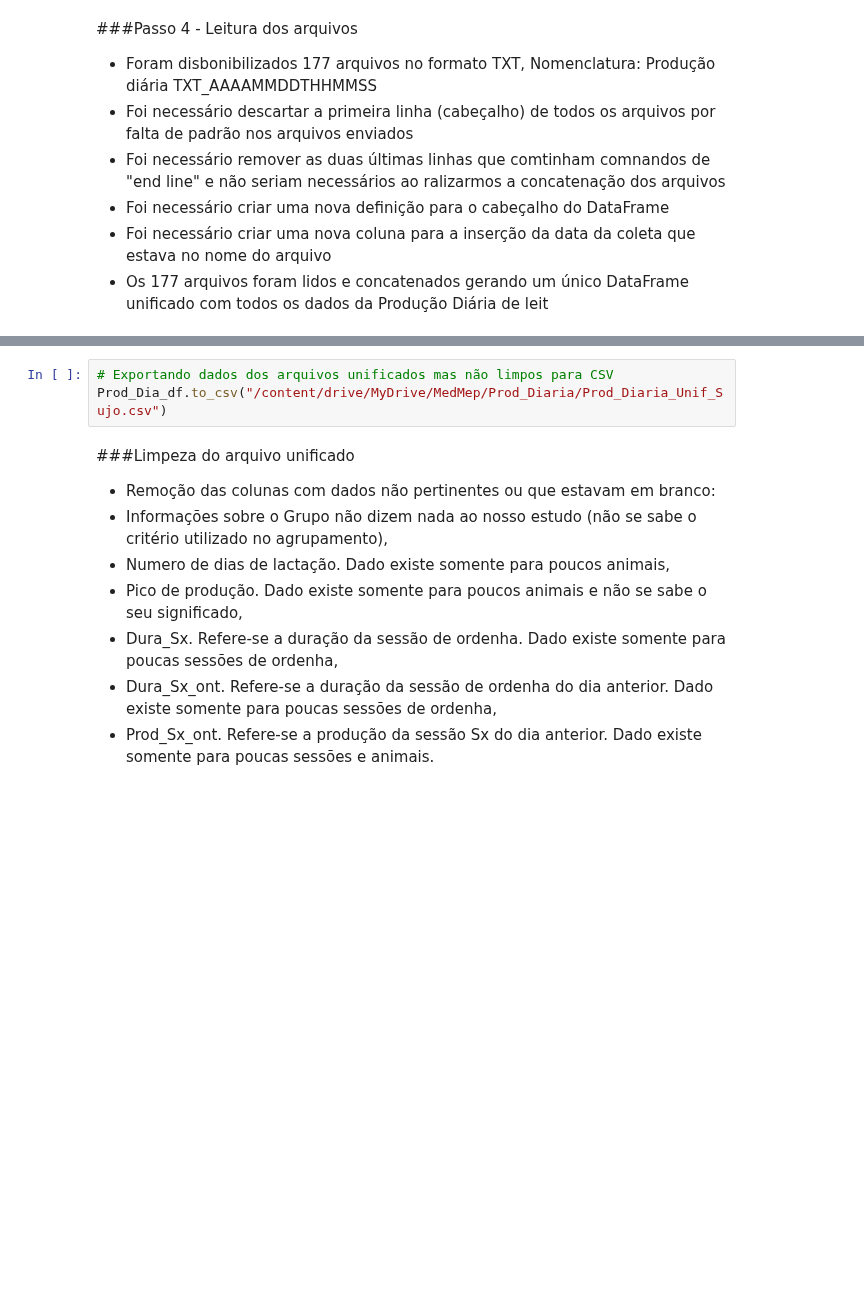
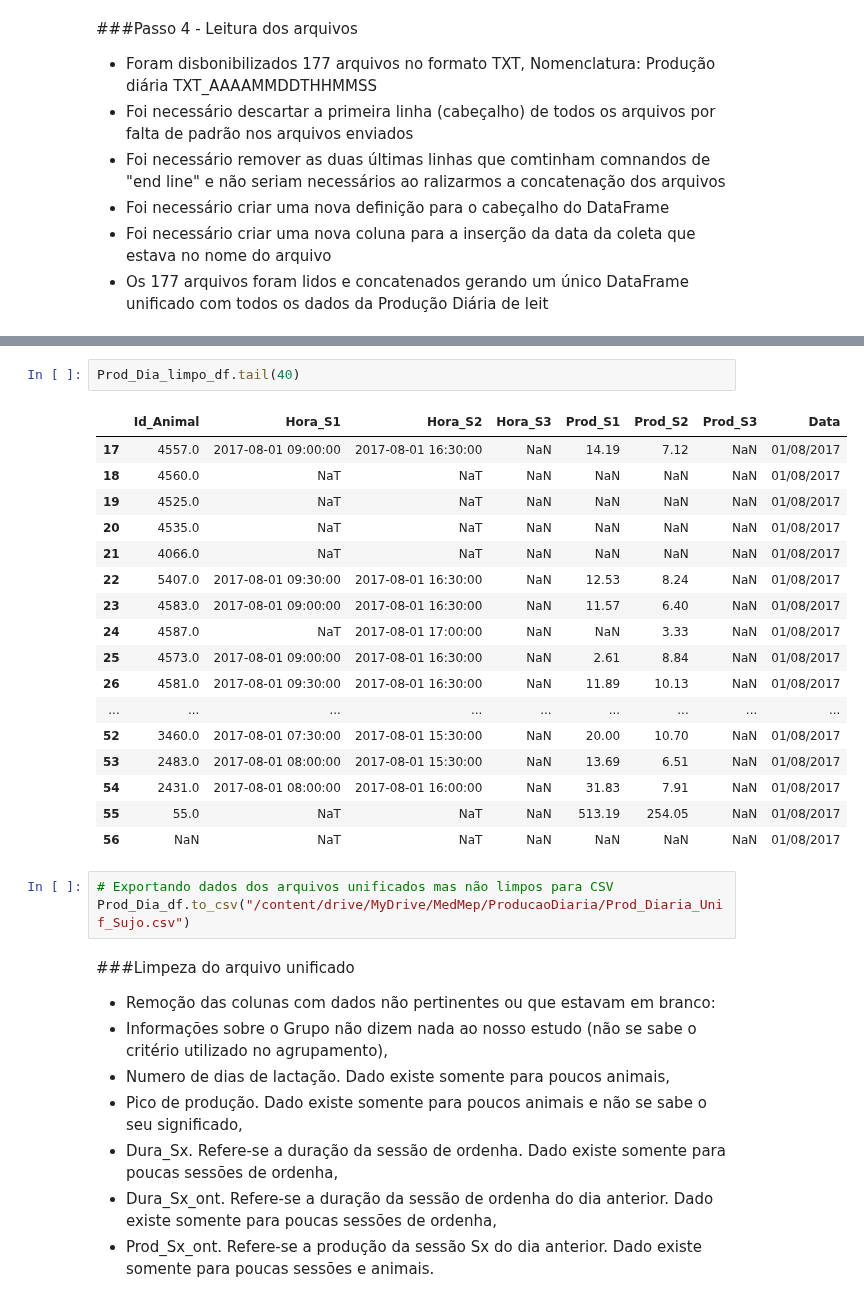
Before and after one commit to InstitutodaVinci3/vancouver, a Jupyter notebook: Producao_Diaria.ipynb, the cells around one changed output, grey strips where cells are left out. Drawn from its saved outputs; the diff is of its cells as text; blank space fills up the shorter version.

```diff
--- a/Producao_Diaria.ipynb
+++ b/Producao_Diaria.ipynb
@@ -107,6 +116,26 @@ Prod_Dia_df.head()
+# %%
+Prod_Dia_limpo_df.tail(40)
+# %% [output]
+|  | Id_Animal | Hora_S1 | Hora_S2 | Hora_S3 | Prod_S1 | Prod_S2 | Prod_S3 | Data |
+| 17 | 4557.0 | 2017-08-01 09:00:00 | 2017-08-01 16:30:00 | NaN | 14.19 | 7.12 | NaN | 01/08/2017 |
+| 18 | 4560.0 | NaT | NaT | NaN | NaN | NaN | NaN | 01/08/2017 |
+| 19 | 4525.0 | NaT | NaT | NaN | NaN | NaN | NaN | 01/08/2017 |
+| 20 | 4535.0 | NaT | NaT | NaN | NaN | NaN | NaN | 01/08/2017 |
+| 21 | 4066.0 | NaT | NaT | NaN | NaN | NaN | NaN | 01/08/2017 |
+| 22 | 5407.0 | 2017-08-01 09:30:00 | 2017-08-01 16:30:00 | NaN | 12.53 | 8.24 | NaN | 01/08/2017 |
+| 23 | 4583.0 | 2017-08-01 09:00:00 | 2017-08-01 16:30:00 | NaN | 11.57 | 6.40 | NaN | 01/08/2017 |
+| 24 | 4587.0 | NaT | 2017-08-01 17:00:00 | NaN | NaN | 3.33 | NaN | 01/08/2017 |
+| 25 | 4573.0 | 2017-08-01 09:00:00 | 2017-08-01 16:30:00 | NaN | 2.61 | 8.84 | NaN | 01/08/2017 |
+| 26 | 4581.0 | 2017-08-01 09:30:00 | 2017-08-01 16:30:00 | NaN | 11.89 | 10.13 | NaN | 01/08/2017 |
+| ... | ... | ... | ... | ... | ... | ... | ... | ... |
+| 52 | 3460.0 | 2017-08-01 07:30:00 | 2017-08-01 15:30:00 | NaN | 20.00 | 10.70 | NaN | 01/08/2017 |
+| 53 | 2483.0 | 2017-08-01 08:00:00 | 2017-08-01 15:30:00 | NaN | 13.69 | 6.51 | NaN | 01/08/2017 |
+| 54 | 2431.0 | 2017-08-01 08:00:00 | 2017-08-01 16:00:00 | NaN | 31.83 | 7.91 | NaN | 01/08/2017 |
+| 55 | 55.0 | NaT | NaT | NaN | 513.19 | 254.05 | NaN | 01/08/2017 |
+| 56 | NaN | NaT | NaT | NaN | NaN | NaN | NaN | 01/08/2017 |
 # %%
 # Exportando dados dos arquivos unificados mas não limpos para CSV
-Prod_Dia_df.to_csv("/content/drive/MyDrive/MedMep/Prod_Diaria/Prod_Diaria_Unif_Sujo.csv")
+Prod_Dia_df.to_csv("/content/drive/MyDrive/MedMep/ProducaoDiaria/Prod_Diaria_Unif_Sujo.csv")
 # %% [markdown]
 ###Limpeza do arquivo unificado
 - Remoção das colunas com dados não pertinentes ou que estavam em branco:
```
Also changed, not shown: parts of 15 cells of this notebook.
